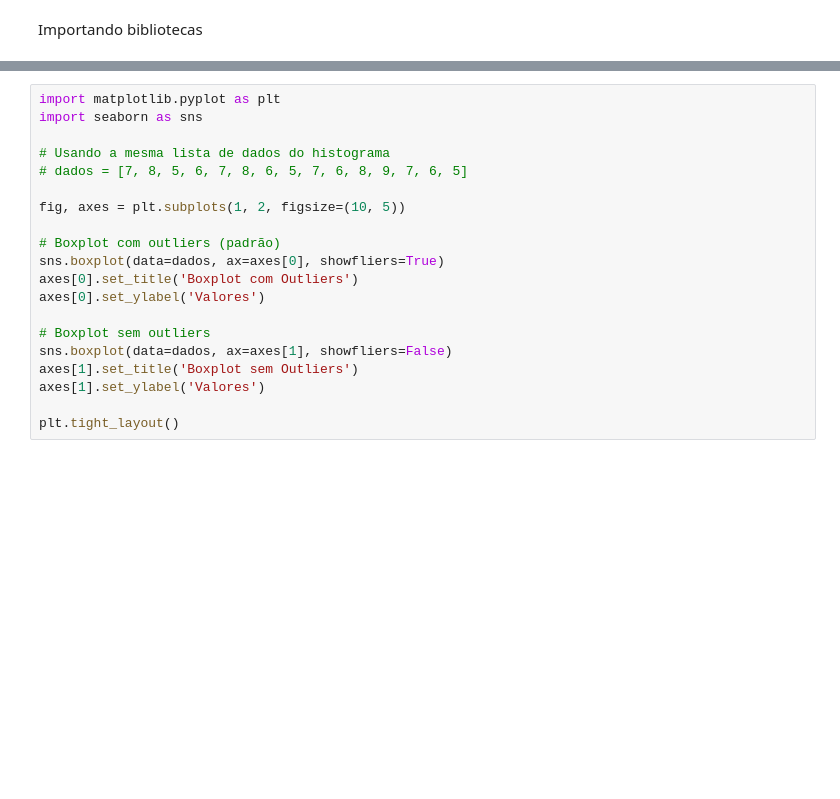
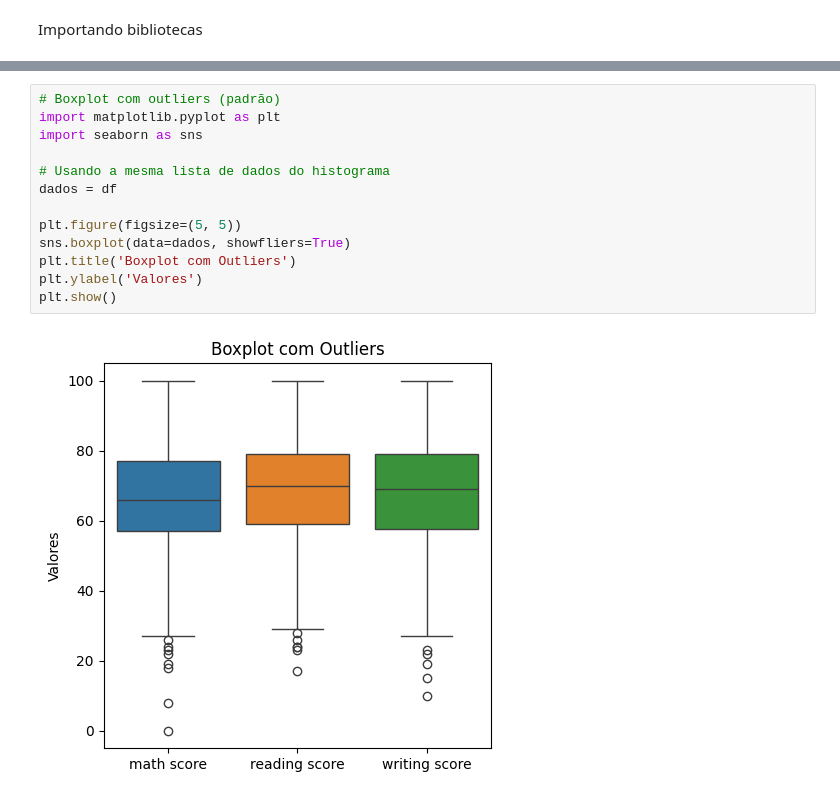
Before and after one commit to Pedro-Maciel77/Python-Data-Base, a Jupyter notebook: Untitled-1.ipynb, the cells around one changed output, grey strips where cells are left out. Saved outputs shown, nothing was run; the diff lists cells and outputs as text; blank space fills up the shorter version.

```diff
--- a/Untitled-1.ipynb
+++ b/Untitled-1.ipynb
@@ -42,20 +44,15 @@ plt.show()
-# %%
-import matplotlib.pyplot as plt
-import seaborn as sns
-
-# Usando a mesma lista de dados do histograma
-# dados = [7, 8, 5, 6, 7, 8, 6, 5, 7, 6, 8, 9, 7, 6, 5]
-
-fig, axes = plt.subplots(1, 2, figsize=(10, 5))
-
-# Boxplot com outliers (padrão)
-sns.boxplot(data=dados, ax=axes[0], showfliers=True)
-axes[0].set_title('Boxplot com Outliers')
-axes[0].set_ylabel('Valores')
-
-# Boxplot sem outliers
-sns.boxplot(data=dados, ax=axes[1], showfliers=False)
-axes[1].set_title('Boxplot sem Outliers')
-axes[1].set_ylabel('Valores')
-
-plt.tight_layout()
+# %%
+# Boxplot com outliers (padrão)
+import matplotlib.pyplot as plt
+import seaborn as sns
+
+# Usando a mesma lista de dados do histograma
+dados = df
+
+plt.figure(figsize=(5, 5))
+sns.boxplot(data=dados, showfliers=True)
+plt.title('Boxplot com Outliers')
+plt.ylabel('Valores')
+plt.show()
+# %% [output]
+[figure, added]
```
Also changed, not shown: parts of 5 cells of this notebook.
